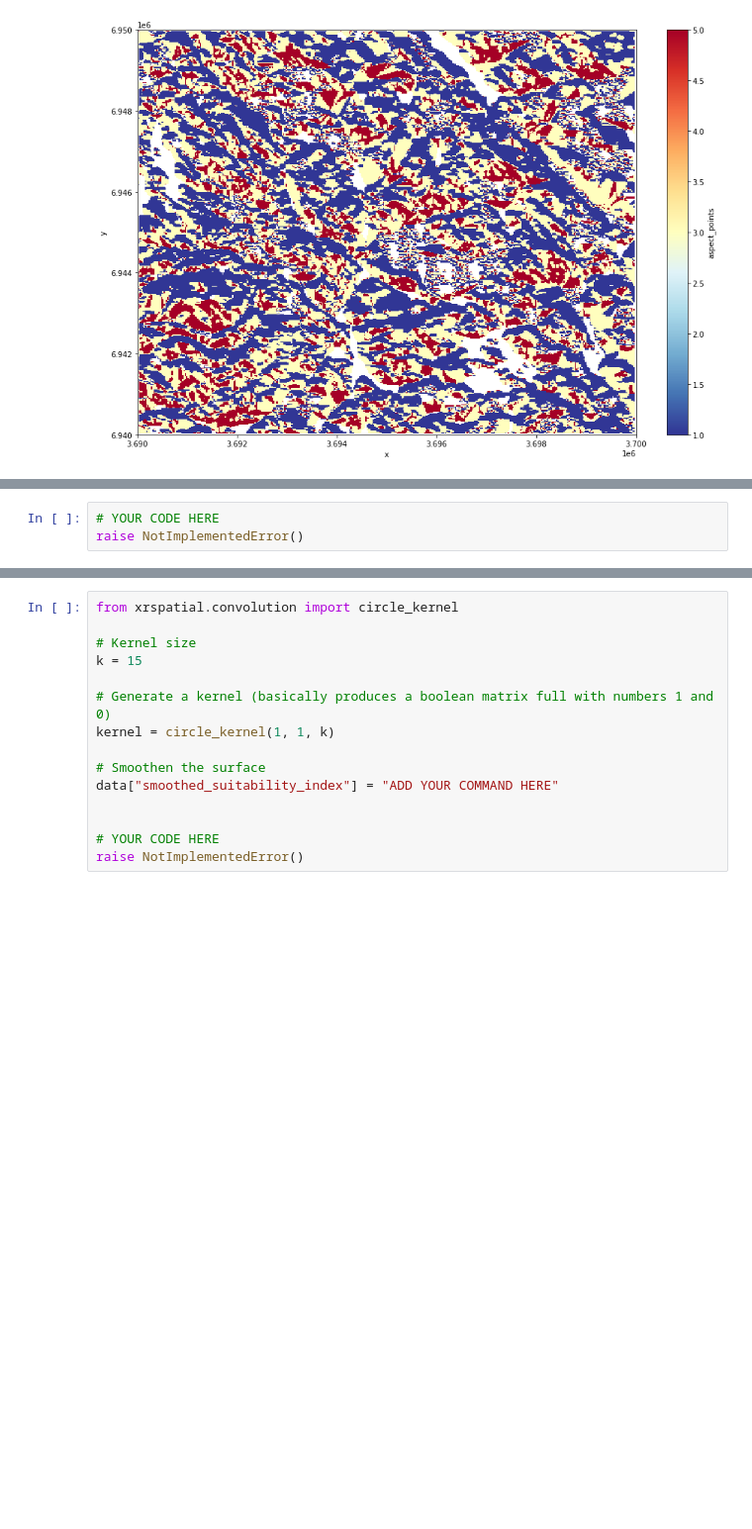
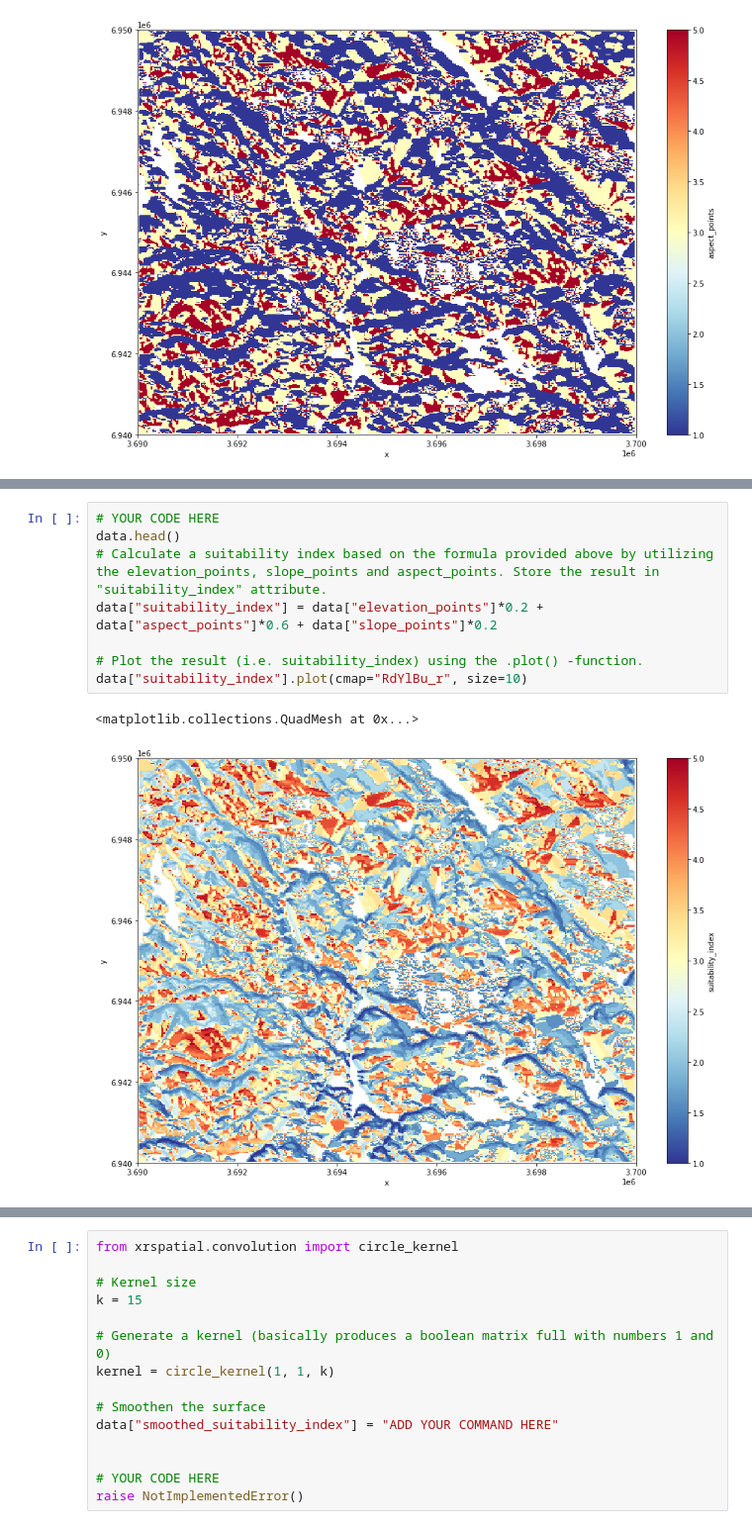
Before and after one commit to Spatial-Analytics-2021/exercise-4-laripernu, a Jupyter notebook: Exercise-4.ipynb, the cells around one changed output, grey strips where cells are left out. Shown at 99% size. Cells and saved outputs as stored; diff of their text form; blank space fills up the shorter version.

```diff
--- a/Exercise-4.ipynb
+++ b/Exercise-4.ipynb
@@ -404,9 +404,17 @@ Hence, we give most weight (60 %) to the aspect and equal amount of weight for t
 ![Suitability index](img/suitability_index.png)
 
 *Example map showing the suitability index. The higher the value, the better suited it is for building/buying a summer cottage based on our criteria.*
-# %%
-# YOUR CODE HERE
-raise NotImplementedError()
+# %%
+# YOUR CODE HERE
+data.head()
+# Calculate a suitability index based on the formula provided above by utilizing the elevation_points, slope_points and aspect_points. Store the result in "suitability_index" attribute.
+data["suitability_index"] = data["elevation_points"]*0.2 + data["aspect_points"]*0.6 + data["slope_points"]*0.2
+
+# Plot the result (i.e. suitability_index) using the .plot() -function.
+data["suitability_index"].plot(cmap="RdYlBu_r", size=10)
+# %% [output]
+<matplotlib.collections.QuadMesh at 0x...>
+[figure, added]
 # %% [markdown]
 ## Problem 5 - Smooth the surface with focal map algebra (2 points)
 
```
